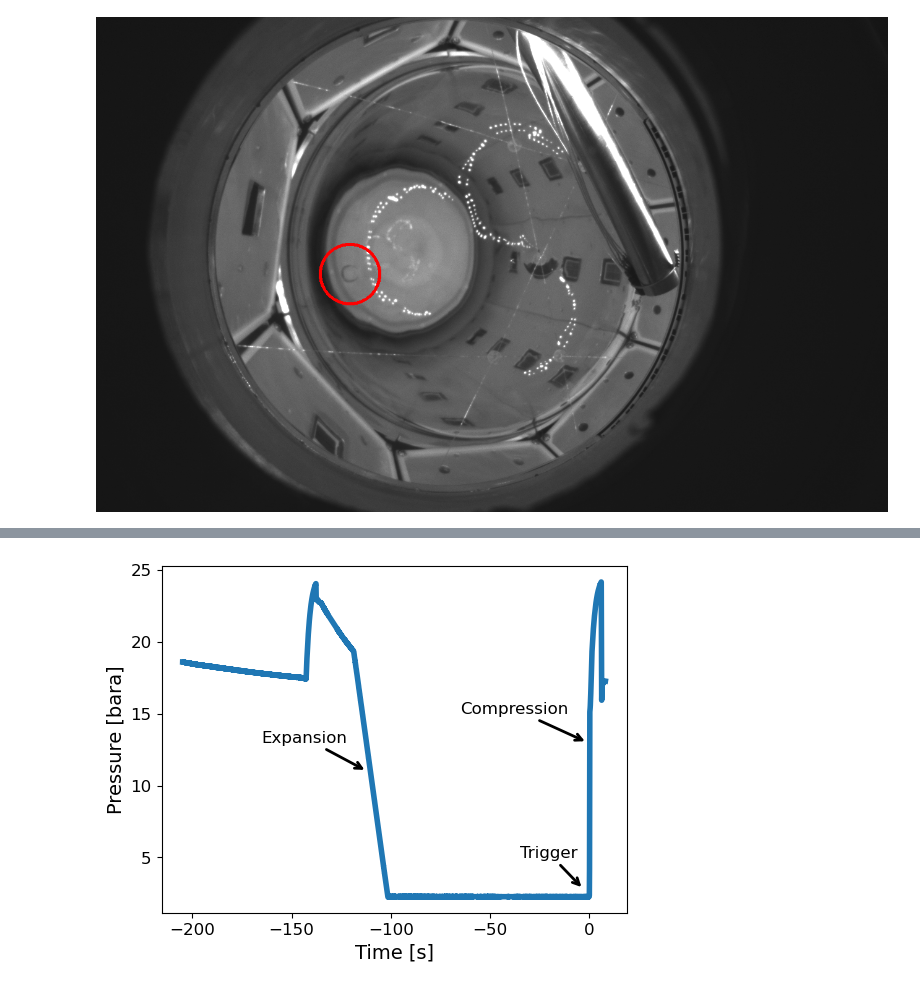
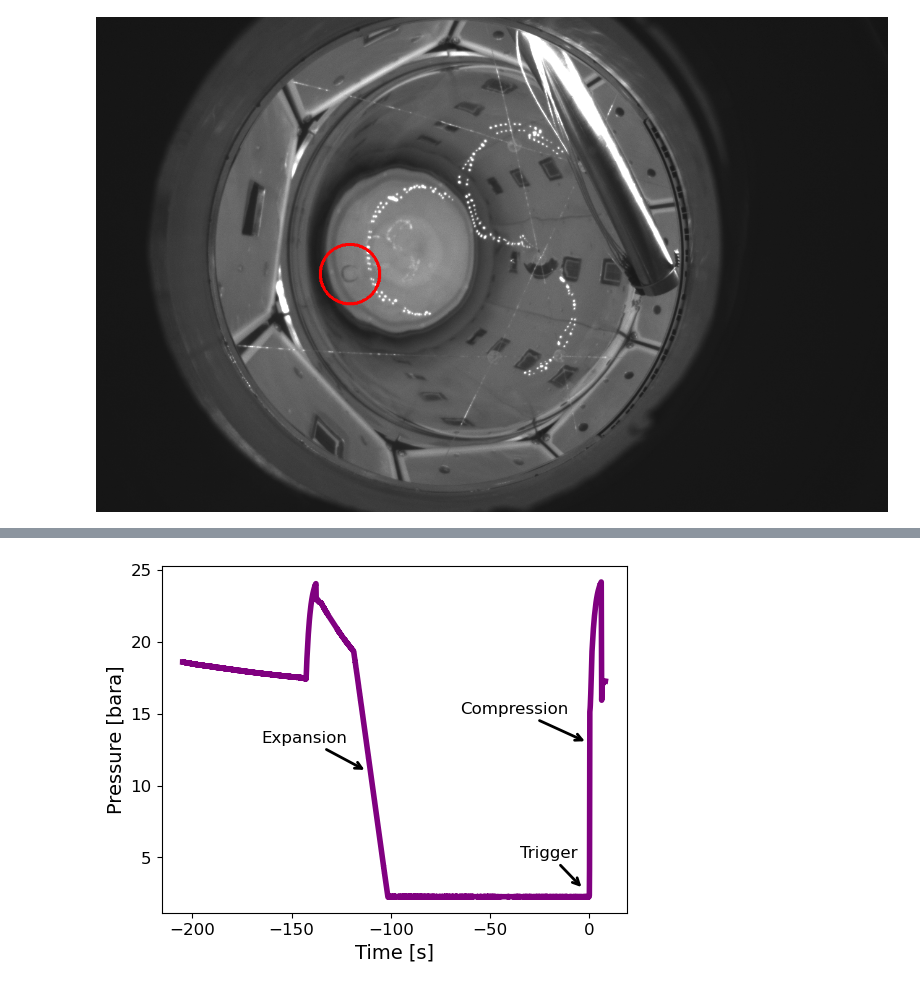
Before and after one commit to SBC-Collaboration/LAr10Ana, a Jupyter notebook: plots/EventDisplayPlotFinal.ipynb, the cells around one changed output, grey strips where cells are left out. Cells and saved outputs as stored; diff of their text form; code cells hidden in the pictures.

```diff
--- a/plots/EventDisplayPlotFinal.ipynb
+++ b/plots/EventDisplayPlotFinal.ipynb
@@ -871,7 +879,7 @@ odict_keys(['time_ms', 'valves', 'TT6415', 'PT1101', 'TT2118', 'TT2119', 'PT2121
 # %%
 plt.figure(figsize=(6,4.5))
 
-plt.plot((scint['time_ms']/1000)-205, scint['PT2121'],lw=4)
+plt.plot((scint['time_ms']/1000)-205, scint['PT2121'],lw=4,color='purple')
 
 plt.xlabel('Time [s]', fontsize=14)
 plt.tick_params(labelsize=12)
@@ -890,34 +898,34 @@ plt.annotate(
 )
 
 
 plt.annotate(
     "Compression",
     xy=(-1, 13),       # arrow tip (x,y)
     xytext=(-65, 15),    # text position
     arrowprops=dict(
         arrowstyle="->",
         lw=2
     ),
     fontsize=12
 )
 
 
 
 plt.annotate(
     "Trigger",
     xy=(-3, 2.8),       # arrow tip (x,y)
     xytext=(-35, 5),    # text position
     arrowprops=dict(
         arrowstyle="->",
         lw=2
     ),
     fontsize=12
 )
 
 plt.savefig("SlowDAQPressure.png")
 plt.show()
 # %% [output]
-[figure, old version]
+[figure, new version]
 # %%
 from PIL import Image
 from IPython.display import display
```
Also changed, not shown: parts of 11 cells of this notebook, 1 other file.
